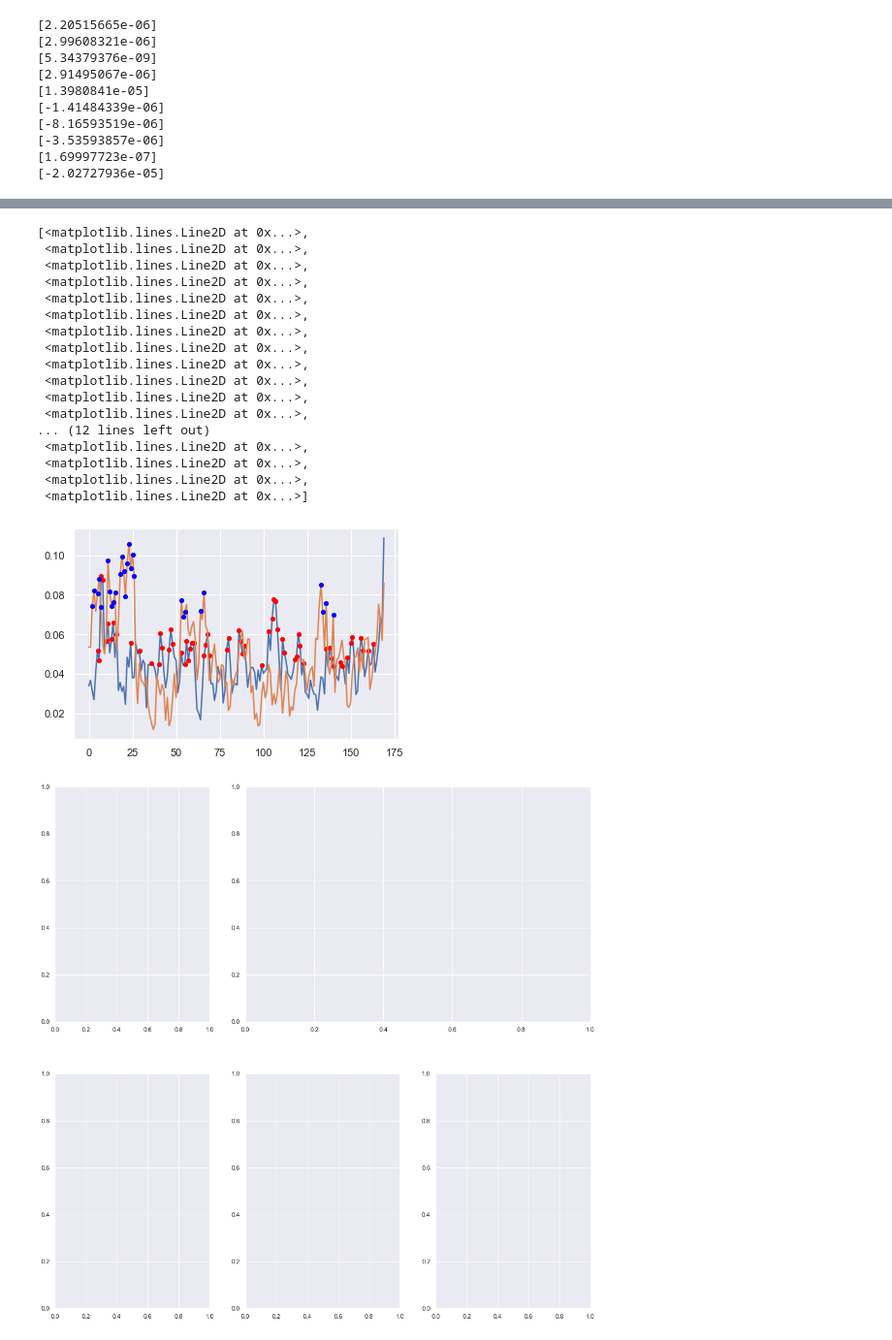
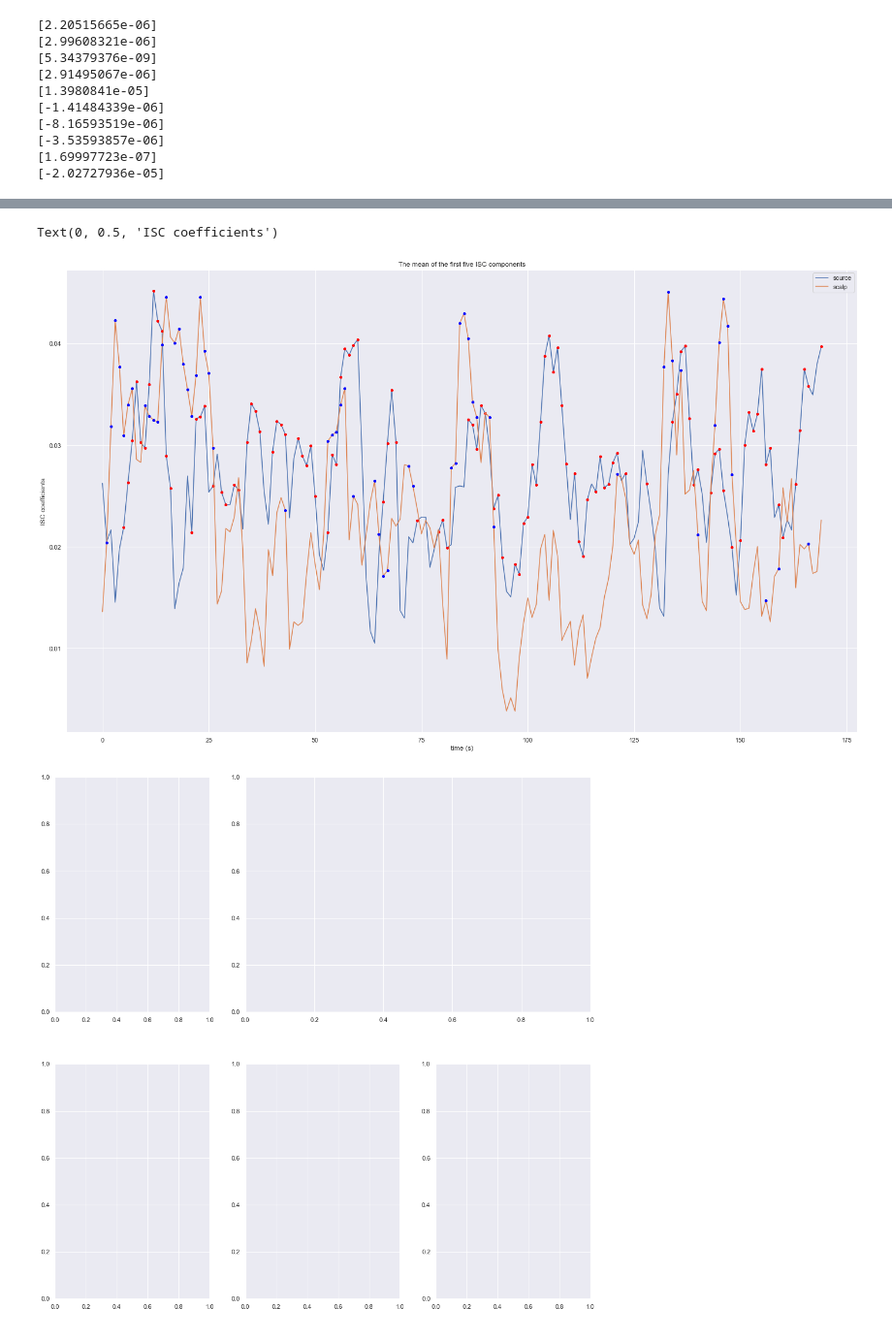
Before and after one commit to venkateshness/Internship_HBN, a Jupyter notebook: filtered_ipynbs/Big_Daddy_latest.ipynb, the cells around one changed output, grey strips where cells are left out. Shown at 97% size. Saved outputs shown, nothing was run; the diff lists cells and outputs as text; code cells hidden in the pictures.

Commit message:
ISC spatial distribution check source vs space

```diff
--- a/filtered_ipynbs/Big_Daddy_latest.ipynb
+++ b/filtered_ipynbs/Big_Daddy_latest.ipynb
@@ -632,10 +657,10 @@ No baseline correction applied
 # %%
 np.savez_compressed('/users/local/Venkatesh/Generated_Data/25_subjects/CCA_ISC',CCA_ISC=isc_results['condition1']['ISC_persecond'])
 # %%
-isc_result_scalp = np.load('/users/local/Venkatesh/Generated_Data/25_subjects/CCA_ISC.npz')['CCA_ISC']
-noise_scalp = np.load('/users/local/Venkatesh/Generated_Data/25_subjects/noise_floor.npz')['isc_noise_floored']
-isc_results = np.load('/users/local/Venkatesh/Generated_Data/25_subjects/isc_source.npz')['sourceISC']
-noise_SI = np.load('/users/local/Venkatesh/Generated_Data/25_subjects/noise_floor_source.npz')['sourceCCA']
+isc_result_scalp = np.load('/users2/local/Venkatesh/Generated_Data/25_subjects/CCA_ISC.npz')['CCA_ISC']
+noise_scalp = np.load('/users2/local/Venkatesh/Generated_Data/25_subjects/noise_floor.npz')['isc_noise_floored']
+isc_results = np.load('/users2/local/Venkatesh/Generated_Data/25_subjects/isc_source.npz')['sourceISC']
+noise_SI = np.load('/users2/local/Venkatesh/Generated_Data/25_subjects/noise_floor_source.npz')['sourceCCA']
 
 
 def component(comp):
@@ -685,0 +706,5 @@ plt.plot((isc_results[1]))
+# %%
+import seaborn as sns
+sns.set_theme()
+plt.plot((isc_results[0]))
+plt.plot((isc_result_scalp[0]))
@@ -685,0 +714,6 @@ plt.plot((isc_results[1]))
+# %%
+def significance_test(which_noise_floor,which_isc):
+    significance = list()
+    for i in range(5):
+        significance.append(np.array(np.where(np.max(np.array(which_noise_floor)[:,i,:],axis=0)<which_isc[i])))
+    return np.unique(np.hstack(significance))
@@ -686,34 +727,22 @@ plt.plot((isc_results[1]))
 # %%
-significance = np.array(np.where(np.max(np.array(noise_SI)[:,:4,:],axis=(0,1))<np.max(isc_results[0:4],axis=0)))
-
-plt.plot(np.max(isc_results[0:4],axis=0))
-plt.plot(significance,np.max(isc_results[0:4],axis=0)[significance],
+plt.figure(figsize=(25,15))
+significance_source = significance_test(noise_SI,isc_results)
+plt.plot(np.mean(isc_results[0:5],axis=0),label='source')
+plt.plot(significance_source,np.mean(isc_results[0:5],axis=0)[significance_source],
                     marker='o', ls="",color='red',markersize=4)
 
-plt.plot(np.max(isc_result_scalp[0:4],axis=0))
-significance_scalp = np.array(np.where(np.max(np.array(noise_scalp)[:,:4,:],axis=(0,1))<np.max(isc_result_scalp[0:4],axis=0)))
+plt.plot(np.mean(isc_result_scalp[0:5],axis=0),label='scalp')
+significance_scalp = significance_test(noise_scalp,isc_result_scalp)
 
-plt.plot(significance_scalp,np.max(isc_result_scalp[0:4],axis=0)[significance_scalp],
+plt.plot(significance_scalp,np.mean(isc_result_scalp[0:5],axis=0)[significance_scalp],
                     marker='o', ls="",color='blue',markersize=4)
+plt.legend()
+plt.title('The mean of the first five ISC components')
+plt.xlabel('time (s)')
+plt.ylabel('ISC coefficients')
 # %% [output]
-[<matplotlib.lines.Line2D at 0x...>,
- <matplotlib.lines.Line2D at 0x...>,
- <matplotlib.lines.Line2D at 0x...>,
- <matplotlib.lines.Line2D at 0x...>,
- <matplotlib.lines.Line2D at 0x...>,
- <matplotlib.lines.Line2D at 0x...>,
- <matplotlib.lines.Line2D at 0x...>,
- <matplotlib.lines.Line2D at 0x...>,
- <matplotlib.lines.Line2D at 0x...>,
- <matplotlib.lines.Line2D at 0x...>,
- <matplotlib.lines.Line2D at 0x...>,
- <matplotlib.lines.Line2D at 0x...>,
-... (12 lines left out)
- <matplotlib.lines.Line2D at 0x...>,
- <matplotlib.lines.Line2D at 0x...>,
- <matplotlib.lines.Line2D at 0x...>,
- <matplotlib.lines.Line2D at 0x...>]
+Text(0, 0.5, 'ISC coefficients')
-[figure, old version]
+[figure, new version]
 # %%
 fig=plt.figure(figsize = (17, 17))
 
```
Also changed, not shown: parts of 12 cells of this notebook, 2 other files.
